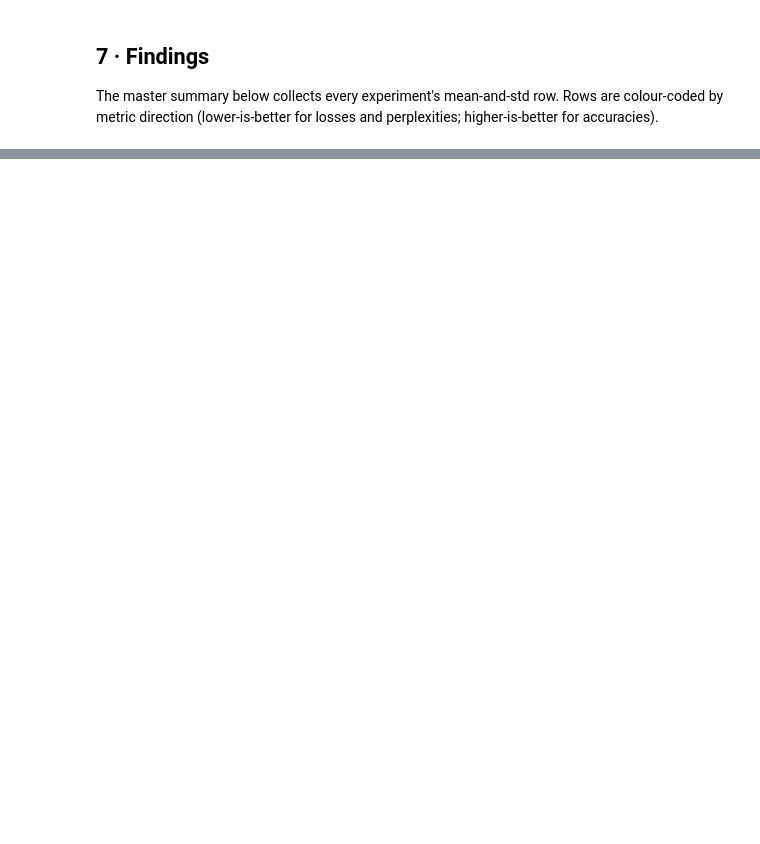
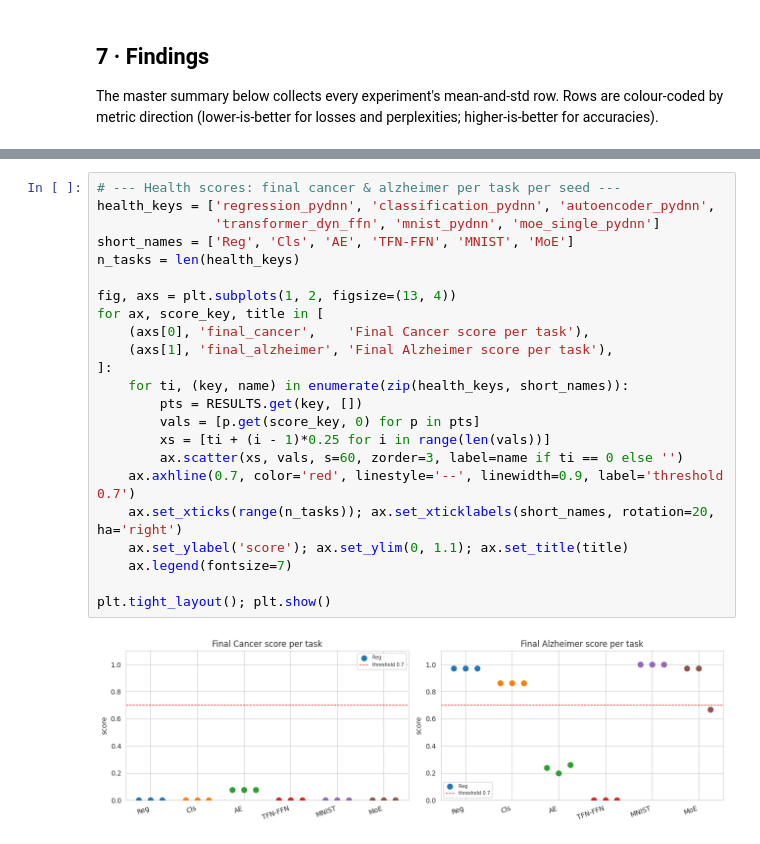
Before and after one commit to bn7ya/dynamic_nn, a Jupyter notebook: notebooks/beanchmark/notebook.ipynb, the cells around one changed output, grey strips where cells are left out. Drawn from its saved outputs; the diff is of its cells as text; blank space fills up the shorter version.

```diff
--- a/notebooks/beanchmark/notebook.ipynb
+++ b/notebooks/beanchmark/notebook.ipynb
@@ -1302,6 +1348,31 @@ _evo('moe_single_pydnn',     axs[1,2], 'MoE single — mutations')
 plt.tight_layout(); plt.show()
 # %% [output]
 [figure]
+# %%
+# --- Health scores: final cancer & alzheimer per task per seed ---
+health_keys = ['regression_pydnn', 'classification_pydnn', 'autoencoder_pydnn',
+               'transformer_dyn_ffn', 'mnist_pydnn', 'moe_single_pydnn']
+short_names = ['Reg', 'Cls', 'AE', 'TFN-FFN', 'MNIST', 'MoE']
+n_tasks = len(health_keys)
+
+fig, axs = plt.subplots(1, 2, figsize=(13, 4))
+for ax, score_key, title in [
+    (axs[0], 'final_cancer',    'Final Cancer score per task'),
+    (axs[1], 'final_alzheimer', 'Final Alzheimer score per task'),
+]:
+    for ti, (key, name) in enumerate(zip(health_keys, short_names)):
+        pts = RESULTS.get(key, [])
+        vals = [p.get(score_key, 0) for p in pts]
+        xs = [ti + (i - 1)*0.25 for i in range(len(vals))]
+        ax.scatter(xs, vals, s=60, zorder=3, label=name if ti == 0 else '')
+    ax.axhline(0.7, color='red', linestyle='--', linewidth=0.9, label='threshold 0.7')
+    ax.set_xticks(range(n_tasks)); ax.set_xticklabels(short_names, rotation=20, ha='right')
+    ax.set_ylabel('score'); ax.set_ylim(0, 1.1); ax.set_title(title)
+    ax.legend(fontsize=7)
+
+plt.tight_layout(); plt.show()
+# %% [output]
+[figure, added]
 # %% [markdown]
 ### 7.1  What the experiments say — reading the table honestly
 
```
Also changed, not shown: parts of 15 cells of this notebook, 1 other file.
